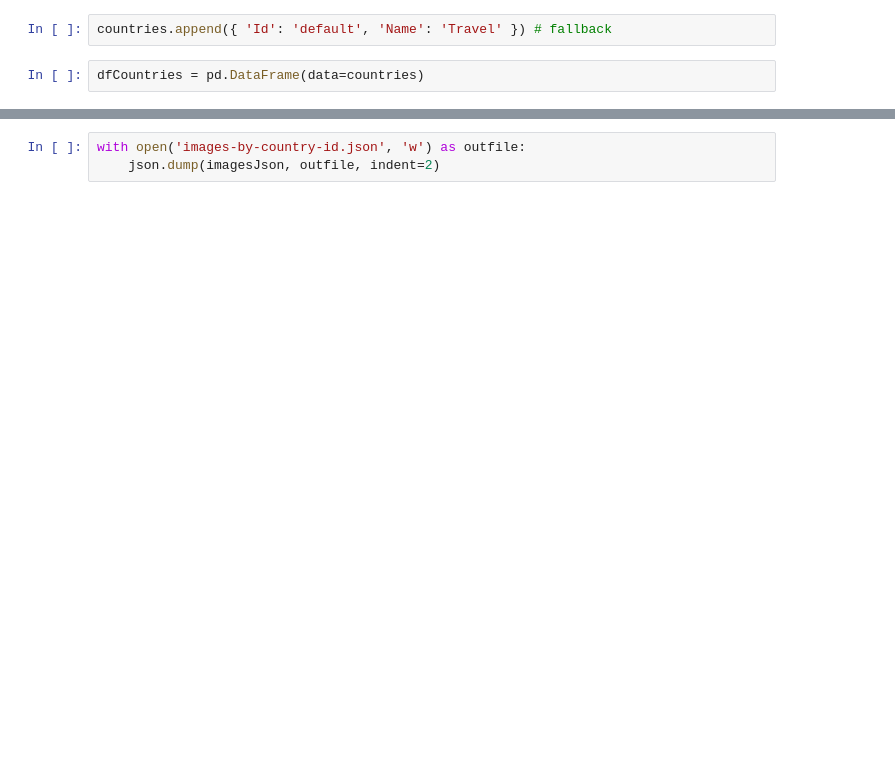
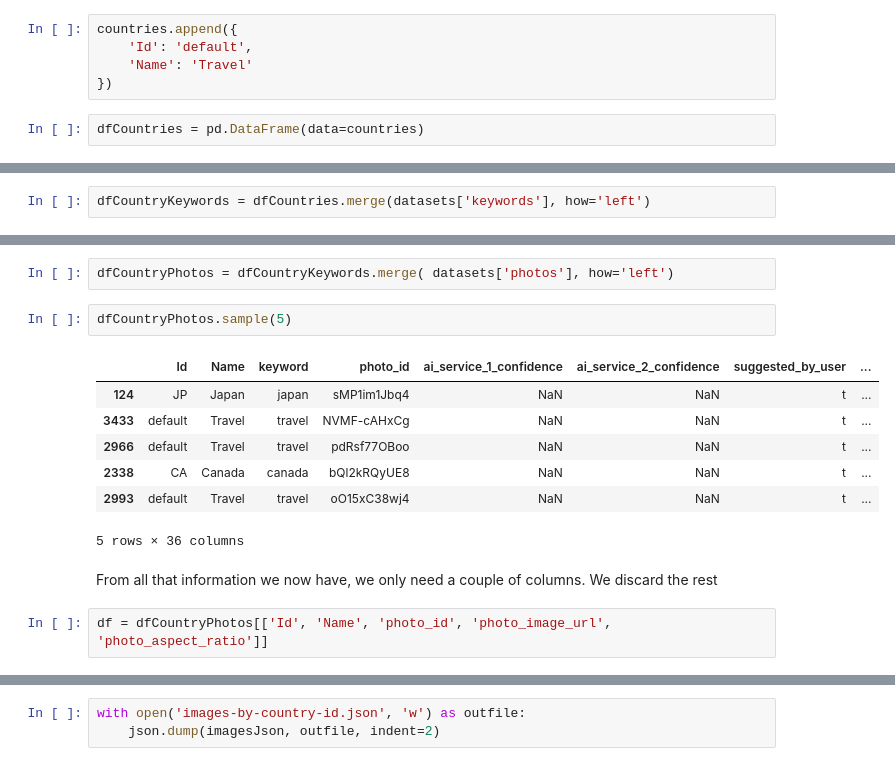
Before and after one commit to facutk/wpxvuelos, a Jupyter notebook: wp/wp-content/themes/xvuelos/assets/country-images-by-id/pandas.ipynb, the cells around one changed output, grey strips where cells are left out. Cells and saved outputs as stored; diff of their text form; blank space fills up the shorter version.

```diff
--- a/wp/wp-content/themes/xvuelos/assets/country-images-by-id/pandas.ipynb
+++ b/wp/wp-content/themes/xvuelos/assets/country-images-by-id/pandas.ipynb
@@ -106,4 +122,7 @@ for continent in geoJson['Continents']:
 # %%
-countries.append({ 'Id': 'default', 'Name': 'Travel' }) # fallback
+countries.append({
+    'Id': 'default',
+    'Name': 'Travel'
+})
 # %%
 dfCountries = pd.DataFrame(data=countries)
@@ -298,0 +151,2 @@ imagesJson
+# %%
+dfCountryKeywords = dfCountries.merge(datasets['keywords'], how='left')
@@ -298,0 +162,17 @@ imagesJson
+# %%
+dfCountryPhotos = dfCountryKeywords.merge( datasets['photos'], how='left')
+# %%
+dfCountryPhotos.sample(5)
+# %% [output]
+|  | Id | Name | keyword | photo_id | ai_service_1_confidence | ai_service_2_confidence | suggested_by_user | ... |
+| 124 | JP | Japan | japan | sMP1im1Jbq4 | NaN | NaN | t | ... |
+| 3433 | default | Travel | travel | NVMF-cAHxCg | NaN | NaN | t | ... |
+| 2966 | default | Travel | travel | pdRsf77OBoo | NaN | NaN | t | ... |
+| 2338 | CA | Canada | canada | bQl2kRQyUE8 | NaN | NaN | t | ... |
+| 2993 | default | Travel | travel | oO15xC38wj4 | NaN | NaN | t | ... |
+5 rows × 36 columns
+# %% [markdown]
+From all that information we now have, we only need a couple of columns.
+We discard the rest
+# %%
+df = dfCountryPhotos[['Id', 'Name', 'photo_id', 'photo_image_url', 'photo_aspect_ratio']]
```
Also changed, not shown: parts of 47 cells of this notebook.
